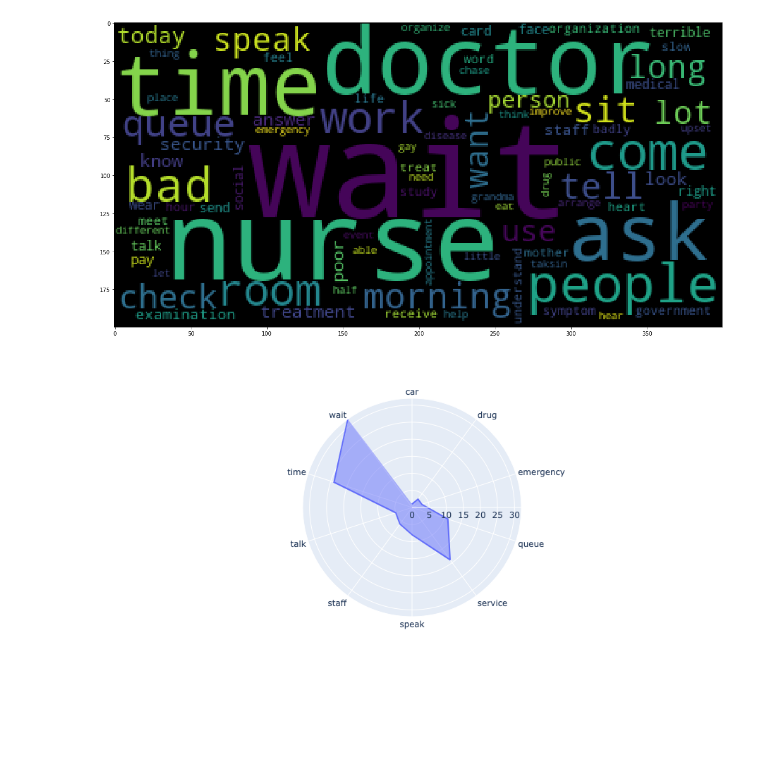
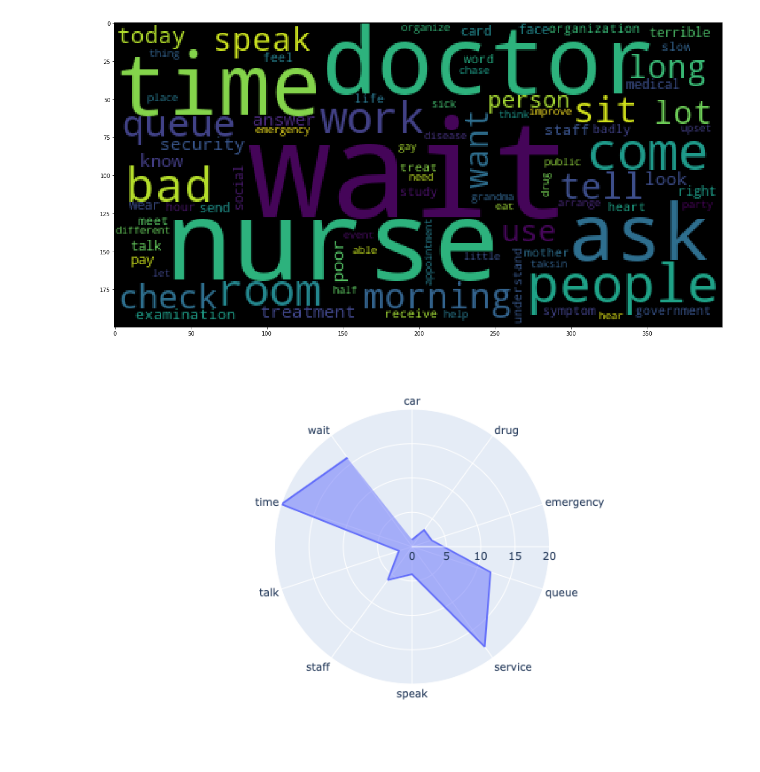
Before and after one commit to macsermkiat/SentimentAnalysis-HonestDoc, a Jupyter notebook: Topic_Modeling_NLP.ipynb, the cells around one changed output. Saved outputs shown, nothing was run; the diff lists cells and outputs as text; code cells hidden in the pictures; blank space fills up the shorter version.

Commit message:
Fix Radar plot

```diff
--- a/Topic_Modeling_NLP.ipynb
+++ b/Topic_Modeling_NLP.ipynb
@@ -904,12 +894,12 @@ bad=['time','speak','wait','emergency','car','drug','talk','staff','service','qu
 # %%
 data_cv_bad= cv.fit_transform(df_test_bad.loc[df_test_bad.hospital == 'โรงพยาบาลตากสิน'].en)
 word_count = pd.DataFrame({'word': cv.get_feature_names(), 'count': np.asarray(data_cv_bad.sum(axis=0))[0]})
-r = word_count.loc[word_count.word.isin(theta)].reset_index()
+r = word_count.loc[word_count.word.isin(bad)].reset_index()
 fig = px.line_polar(r, r='count', theta='word')
 fig.update_traces(fill='toself')
 fig.show()
 # %% [output]
-[figure, old version]
+[figure, new version]
 # %%
 data_cv_bad= cv.fit_transform(df_test_bad.loc[df_test_bad.hospital == 'โรงพยาบาลรามาธิบดี'].en)
 word_count = pd.DataFrame({'word': cv.get_feature_names(), 'count': np.asarray(data_cv_bad.sum(axis=0))[0]})
```
Also changed, not shown: parts of 11 cells of this notebook.
